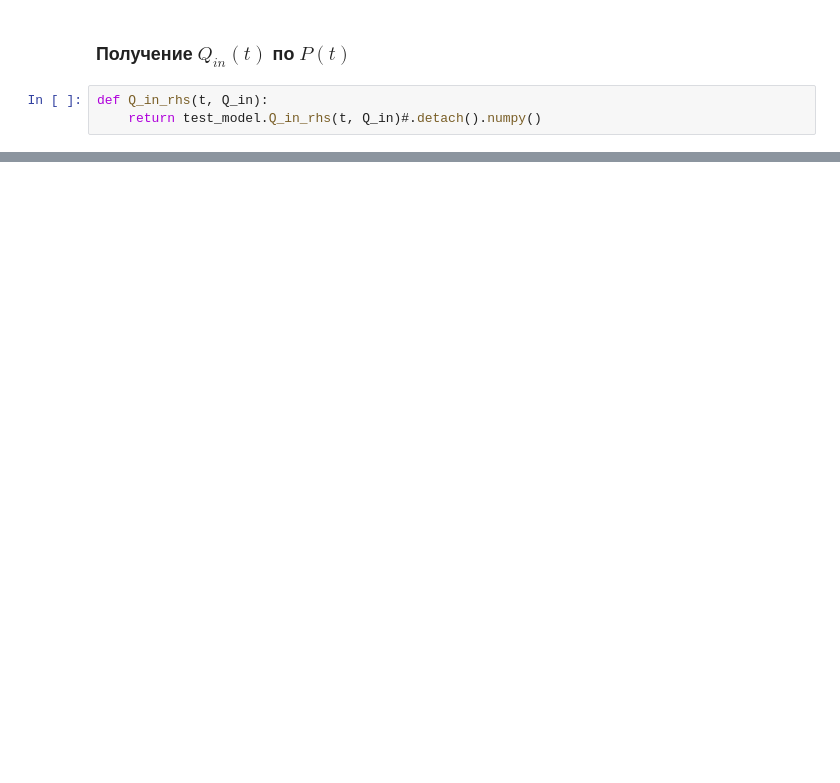
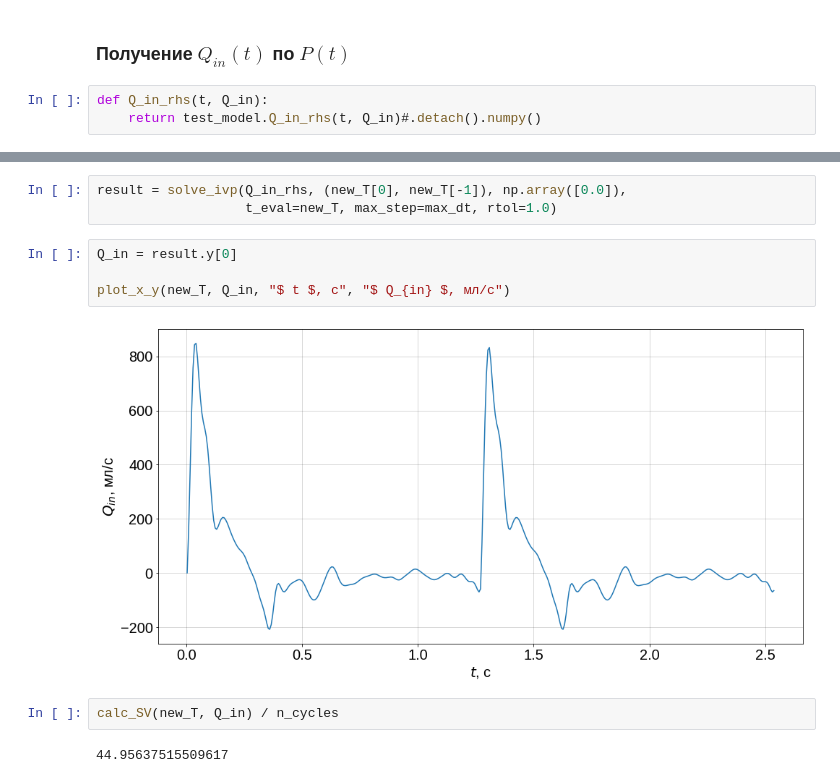
Before and after one commit to VanessB/Windkessel, a Jupyter notebook: RealDataTest.ipynb, the cells around one changed output, grey strips where cells are left out. Saved outputs shown, nothing was run; the diff lists cells and outputs as text; blank space fills up the shorter version.

```diff
--- a/RealDataTest.ipynb
+++ b/RealDataTest.ipynb
@@ -111,0 +230,13 @@ plot_x_y(new_T, numerical_Q_in, "$ t $, с", "$ Q_{in} $, мл/с")
+# %%
+result = solve_ivp(Q_in_rhs, (new_T[0], new_T[-1]), np.array([0.0]),
+                   t_eval=new_T, max_step=max_dt, rtol=1.0)
+# %%
+Q_in = result.y[0]
+
+plot_x_y(new_T, Q_in, "$ t $, с", "$ Q_{in} $, мл/с")
+# %% [output]
+[figure, added]
+# %%
+calc_SV(new_T, Q_in) / n_cycles
+# %% [output]
+44.95637515509617
```
Also changed, not shown: parts of 43 cells of this notebook, 4 other files.
